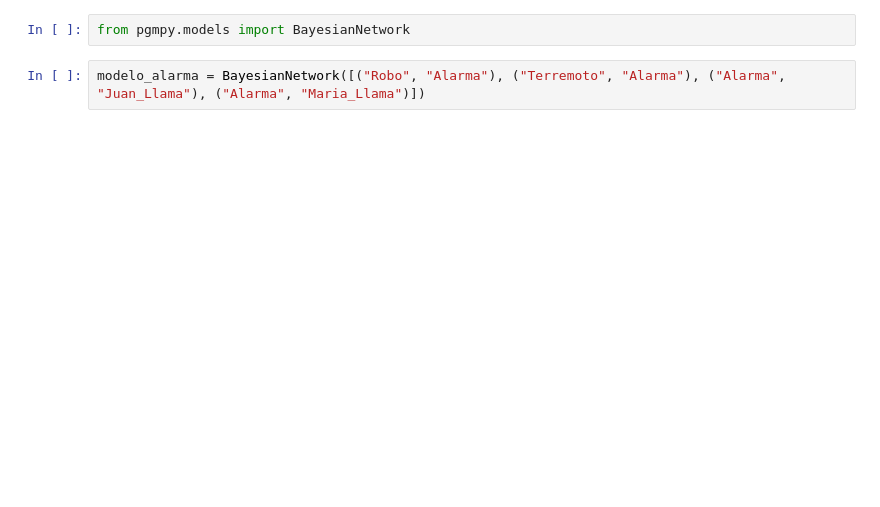
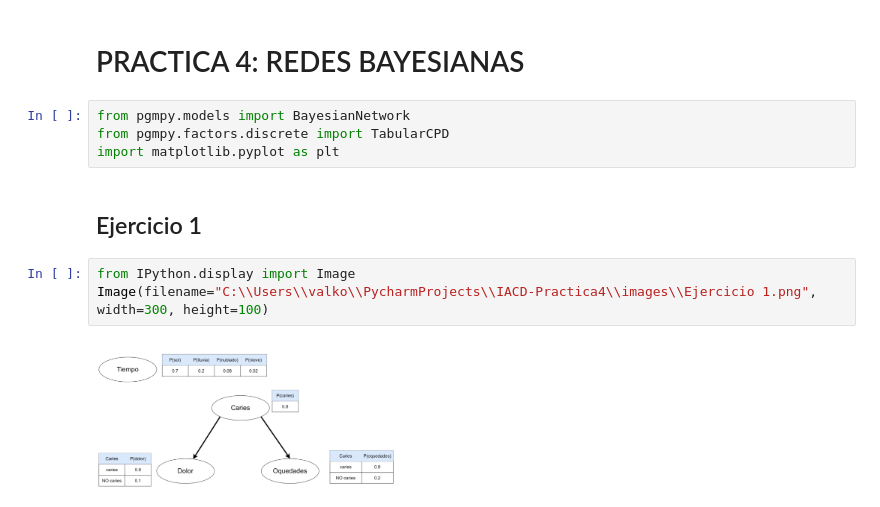
Before and after one commit to JoseLuisPerdomo/IACD-Practica4, a Jupyter notebook: Practica4.ipynb, the cells around one changed output. Saved outputs shown, nothing was run; the diff lists cells and outputs as text; blank space fills up the shorter version.

```diff
--- a/Practica4.ipynb
+++ b/Practica4.ipynb
@@ -1,4 +1,13 @@
+# %% [markdown]
+# PRACTICA 4: REDES BAYESIANAS
 # %%
 from pgmpy.models import BayesianNetwork
+from pgmpy.factors.discrete import TabularCPD
+import matplotlib.pyplot as plt
-# %%
-modelo_alarma = BayesianNetwork([("Robo", "Alarma"), ("Terremoto", "Alarma"), ("Alarma", "Juan_Llama"), ("Alarma", "Maria_Llama")])
+# %% [markdown]
+## Ejercicio 1
+# %%
+from IPython.display import Image
+Image(filename="C:\\Users\\valko\\PycharmProjects\\IACD-Practica4\\images\\Ejercicio 1.png", width=300, height=100)
+# %% [output]
+[figure, added]
```
Also changed, not shown: parts of 8 cells of this notebook, 3 other files.
